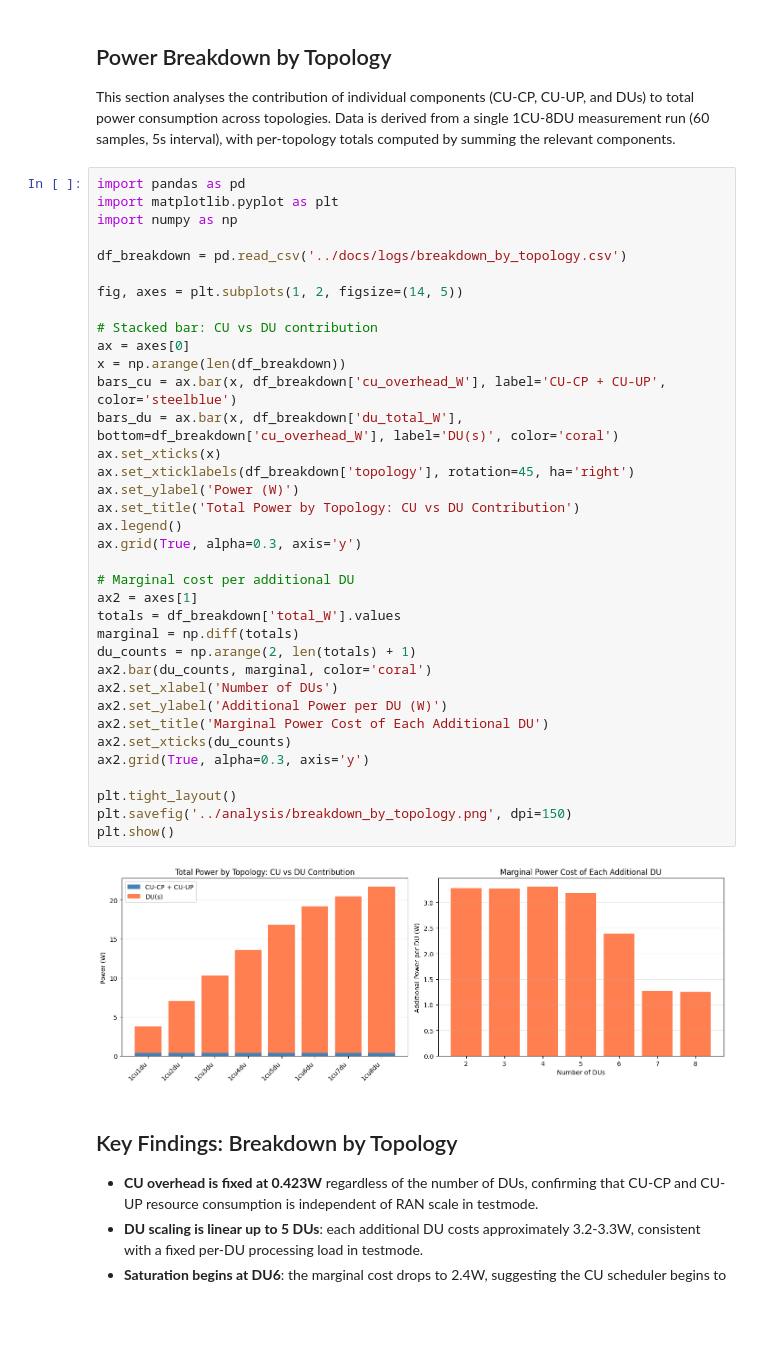
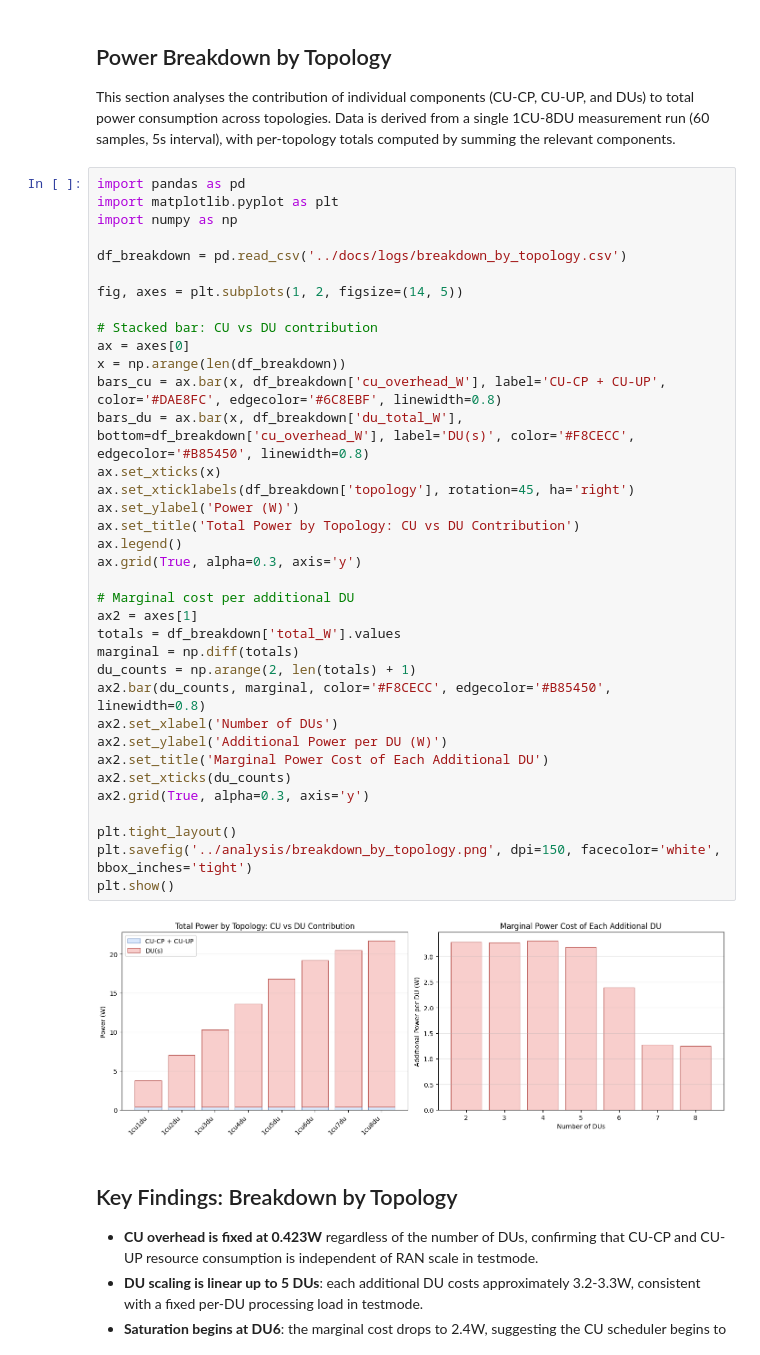
Before and after one commit to martafra/5g-power-dissertation, a Jupyter notebook: analysis/power_analysis.ipynb, the cells around one changed output. Drawn from its saved outputs; the diff is of its cells as text; blank space fills up the shorter version.

```diff
--- a/analysis/power_analysis.ipynb
+++ b/analysis/power_analysis.ipynb
@@ -111,38 +111,38 @@ import matplotlib.pyplot as plt
 import numpy as np
 
 df_breakdown = pd.read_csv('../docs/logs/breakdown_by_topology.csv')
 
 fig, axes = plt.subplots(1, 2, figsize=(14, 5))
 
 # Stacked bar: CU vs DU contribution
 ax = axes[0]
 x = np.arange(len(df_breakdown))
-bars_cu = ax.bar(x, df_breakdown['cu_overhead_W'], label='CU-CP + CU-UP', color='steelblue')
-bars_du = ax.bar(x, df_breakdown['du_total_W'], bottom=df_breakdown['cu_overhead_W'], label='DU(s)', color='coral')
+bars_cu = ax.bar(x, df_breakdown['cu_overhead_W'], label='CU-CP + CU-UP', color='#DAE8FC', edgecolor='#6C8EBF', linewidth=0.8)
+bars_du = ax.bar(x, df_breakdown['du_total_W'], bottom=df_breakdown['cu_overhead_W'], label='DU(s)', color='#F8CECC', edgecolor='#B85450', linewidth=0.8)
 ax.set_xticks(x)
 ax.set_xticklabels(df_breakdown['topology'], rotation=45, ha='right')
 ax.set_ylabel('Power (W)')
 ax.set_title('Total Power by Topology: CU vs DU Contribution')
 ax.legend()
 ax.grid(True, alpha=0.3, axis='y')
 
 # Marginal cost per additional DU
 ax2 = axes[1]
 totals = df_breakdown['total_W'].values
 marginal = np.diff(totals)
 du_counts = np.arange(2, len(totals) + 1)
-ax2.bar(du_counts, marginal, color='coral')
+ax2.bar(du_counts, marginal, color='#F8CECC', edgecolor='#B85450', linewidth=0.8)
 ax2.set_xlabel('Number of DUs')
 ax2.set_ylabel('Additional Power per DU (W)')
 ax2.set_title('Marginal Power Cost of Each Additional DU')
 ax2.set_xticks(du_counts)
 ax2.grid(True, alpha=0.3, axis='y')
 
 plt.tight_layout()
-plt.savefig('../analysis/breakdown_by_topology.png', dpi=150)
+plt.savefig('../analysis/breakdown_by_topology.png', dpi=150, facecolor='white', bbox_inches='tight')
 plt.show()
 # %% [output]
-[figure, old version]
+[figure, new version]
 # %% [markdown]
 ## Key Findings: Breakdown by Topology
 
```
Also changed, not shown: parts of 16 cells of this notebook, 25 other files.
